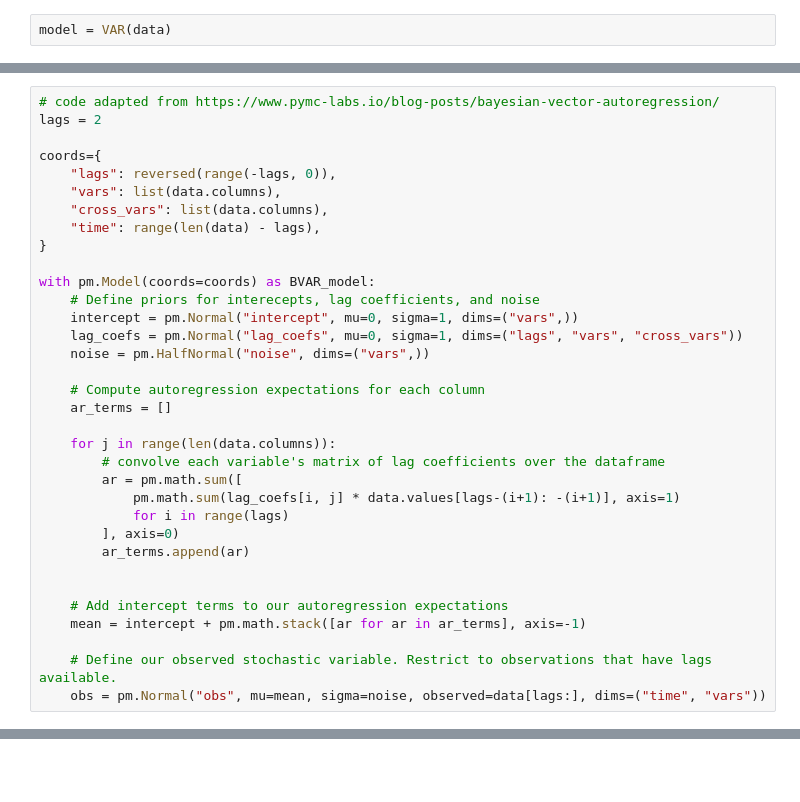
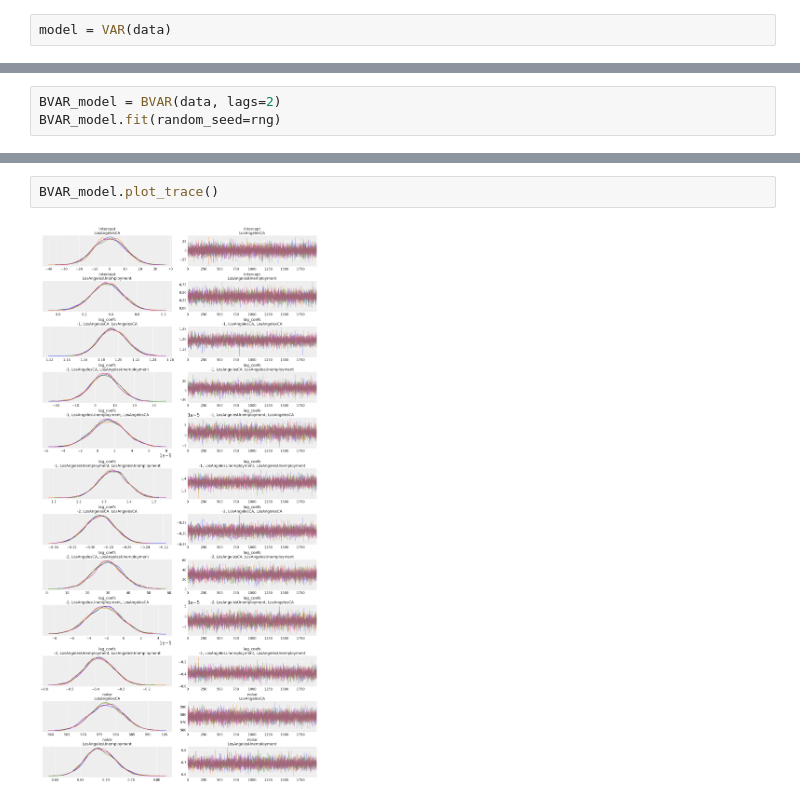
Before and after one commit to jl-haystacks/hackstack-ai-project-3-group1, a Jupyter notebook: Bayesian Vector Autoregression Modeling.ipynb, the cells around one changed output, grey strips where cells are left out. Saved outputs shown, nothing was run; the diff lists cells and outputs as text; blank space fills up the shorter version.

Commit message:
Refactored BVAR code into a class

```diff
--- a/Bayesian Vector Autoregression Modeling.ipynb
+++ b/Bayesian Vector Autoregression Modeling.ipynb
@@ -199,34 +122,0 @@ https://www.pymc-labs.io/blog-posts/bayesian-vector-autoregression/
-# %%
-# code adapted from https://www.pymc-labs.io/blog-posts/bayesian-vector-autoregression/
-lags = 2
-
-coords={
-    "lags": reversed(range(-lags, 0)),
-    "vars": list(data.columns),
-    "cross_vars": list(data.columns),
-    "time": range(len(data) - lags),
-}
-
-with pm.Model(coords=coords) as BVAR_model:
-    # Define priors for interecepts, lag coefficients, and noise
-    intercept = pm.Normal("intercept", mu=0, sigma=1, dims=("vars",))
-    lag_coefs = pm.Normal("lag_coefs", mu=0, sigma=1, dims=("lags", "vars", "cross_vars"))
-    noise = pm.HalfNormal("noise", dims=("vars",))
-
-    # Compute autoregression expectations for each column
-    ar_terms = []
-
-    for j in range(len(data.columns)):
-        # convolve each variable's matrix of lag coefficients over the dataframe
-        ar = pm.math.sum([
-            pm.math.sum(lag_coefs[i, j] * data.values[lags-(i+1): -(i+1)], axis=1)
-            for i in range(lags)
-        ], axis=0)
-        ar_terms.append(ar)
-
-
-    # Add intercept terms to our autoregression expectations
-    mean = intercept + pm.math.stack([ar for ar in ar_terms], axis=-1)
-
-    # Define our observed stochastic variable. Restrict to observations that have lags available.
-    obs = pm.Normal("obs", mu=mean, sigma=noise, observed=data[lags:], dims=("time", "vars"))
@@ -268,0 +182,3 @@ az.summary(trace)
+# %%
+BVAR_model = BVAR(data, lags=2)
+BVAR_model.fit(random_seed=rng)
@@ -268,0 +192,4 @@ az.summary(trace)
+# %%
+BVAR_model.plot_trace()
+# %% [output]
+[figure, added]
```
Also changed, not shown: parts of 18 cells of this notebook, 1 other file.
